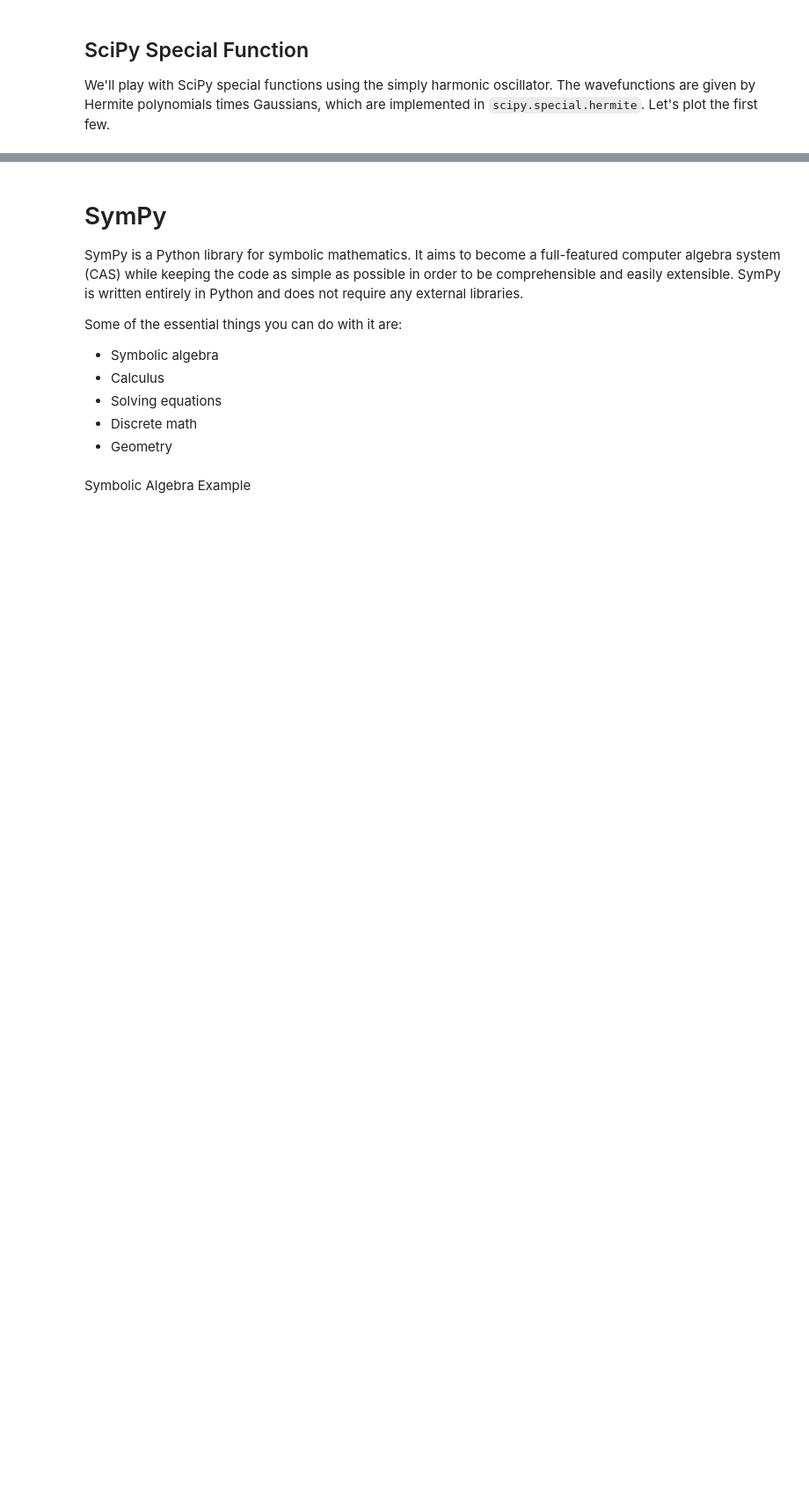
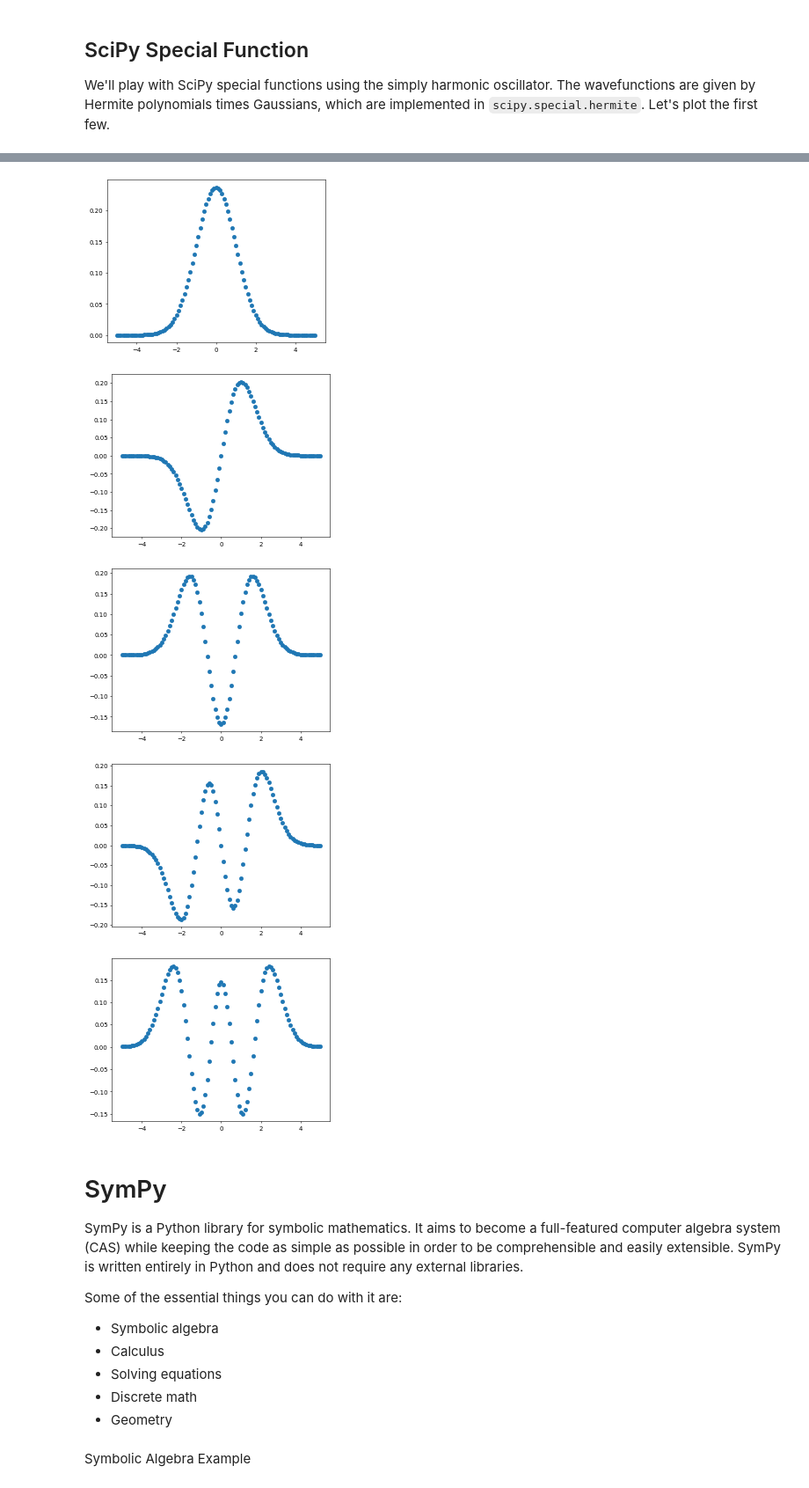
Before and after one commit to jimhalverson/COMP2023, a Jupyter notebook: notebooks/Intro to Python/2_Lecture_2_Scientific Computing Libraries.ipynb, the cells around one changed output, grey strips where cells are left out. Shown at 88% size. Saved outputs shown, nothing was run; the diff lists cells and outputs as text; code cells hidden in the pictures; blank space fills up the shorter version.

```diff
--- a/notebooks/Intro to Python/2_Lecture_2_Scientific Computing Libraries.ipynb
+++ b/notebooks/Intro to Python/2_Lecture_2_Scientific Computing Libraries.ipynb
@@ -196,0 +376,12 @@ $H = -\frac{1}{2}\frac{d^2}{dx^2} + \frac{1}{2}x^2$
+# %%
+import math
+import scipy
+
+# set default dpi to 50
+plt.rcParams['figure.dpi'] = 50
+
+hermite_polys = [scipy.special.hermite(k) for k in range(0,5)]
+
+def SHO_wvfn(x,n):
+    unnorm = np.exp(-x**2/2.0) * hermite_polys[n](x)
+    return unnorm / np.sqrt(np.sum(unnorm**2))
@@ -197,3 +393,16 @@ $H = -\frac{1}{2}\frac{d^2}{dx^2} + \frac{1}{2}x^2$
+# %%
+x = np.linspace(-5,5, 101)
+
+wvfns = [SHO_wvfn(x,n ) for n in range(0,5)]
+for y in wvfns:
+    plt.scatter(x,y)
+    plt.show()
+# %% [output]
+[figure, added]
+[figure, added]
+[figure, added]
+[figure, added]
+[figure, added]
 # %% [markdown]
 # SymPy
 
```
Also changed, not shown: parts of 61 cells of this notebook, 1 other file.
